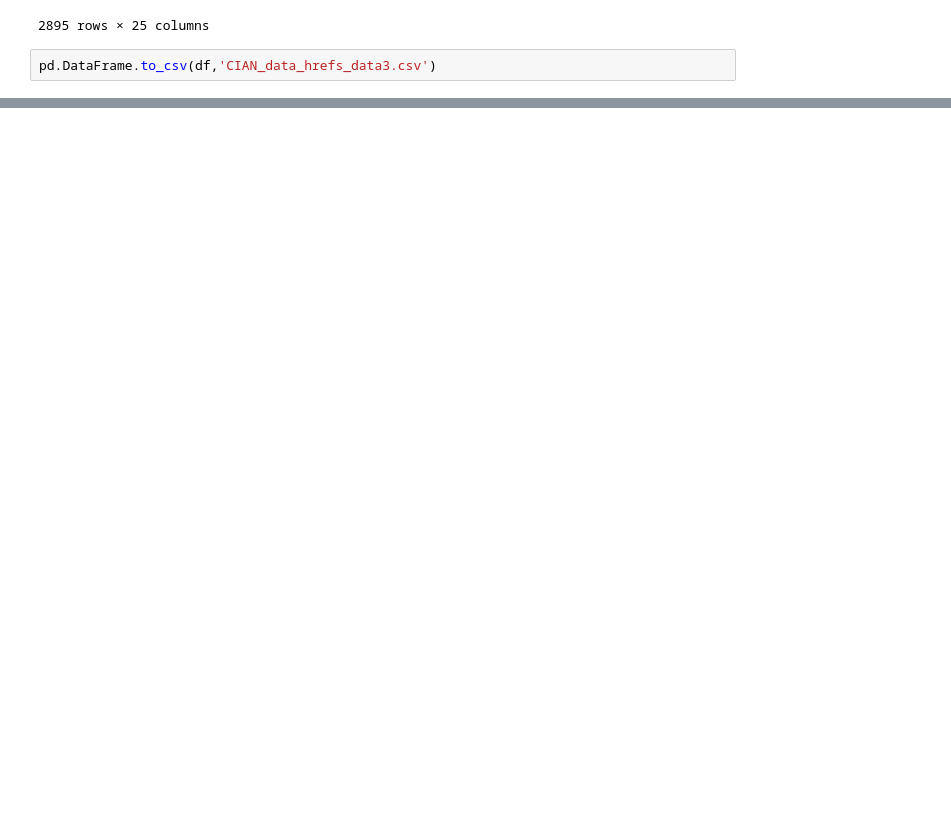
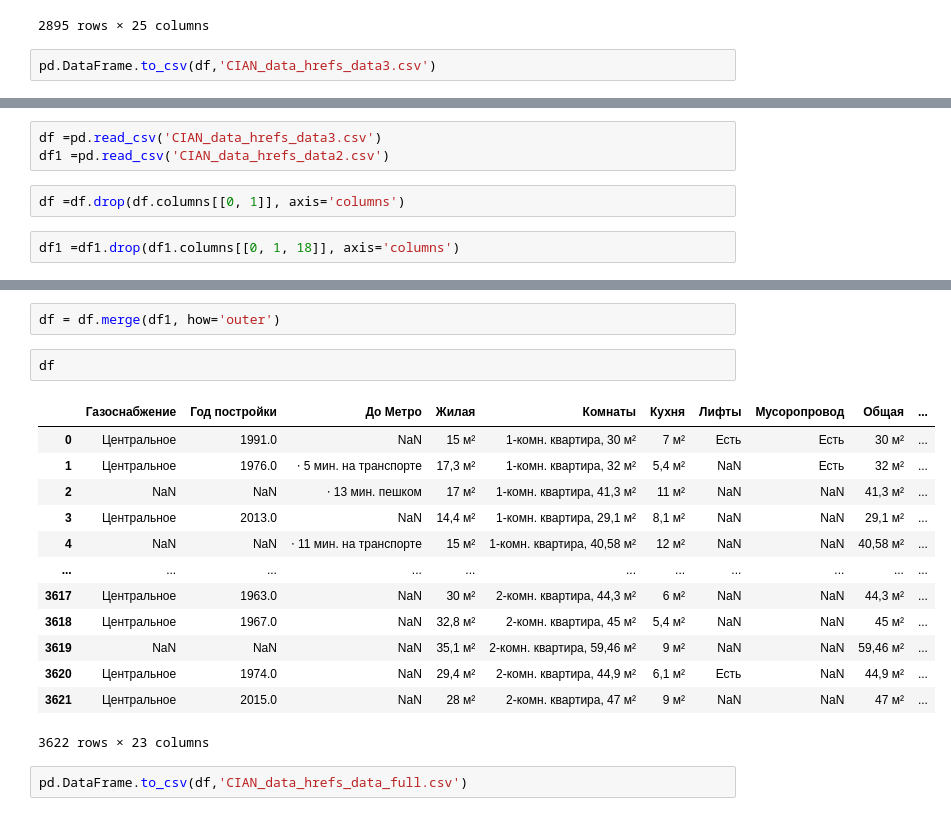
Before and after one commit to irina-semina/project_samara, a Jupyter notebook: Сбор первичных данных.ipynb, the cells around one changed output, grey strips where cells are left out. Drawn from its saved outputs; the diff is of its cells as text; blank space fills up the shorter version.

```diff
--- a/Сбор первичных данных.ipynb
+++ b/Сбор первичных данных.ipynb
@@ -289,0 +340,7 @@ pd.DataFrame.to_csv(df,'CIAN_data_hrefs_data3.csv')
+# %%
+df =pd.read_csv('CIAN_data_hrefs_data3.csv')
+df1 =pd.read_csv('CIAN_data_hrefs_data2.csv')
+# %%
+df =df.drop(df.columns[[0, 1]], axis='columns')
+# %%
+df1 =df1.drop(df1.columns[[0, 1, 18]], axis='columns')
@@ -289,0 +363,20 @@ pd.DataFrame.to_csv(df,'CIAN_data_hrefs_data3.csv')
+# %%
+df = df.merge(df1, how='outer')
+# %%
+df
+# %% [output]
+|  | Газоснабжение | Год постройки | До Метро | Жилая | Комнаты | Кухня | Лифты | Мусоропровод | Общая | ... |
+| 0 | Центральное | 1991.0 | NaN | 15 м² | 1-комн. квартира, 30 м² | 7 м² | Есть | Есть | 30 м² | ... |
+| 1 | Центральное | 1976.0 | ⋅ 5 мин. на транспорте | 17,3 м² | 1-комн. квартира, 32 м² | 5,4 м² | NaN | Есть | 32 м² | ... |
+| 2 | NaN | NaN | ⋅ 13 мин. пешком | 17 м² | 1-комн. квартира, 41,3 м² | 11 м² | NaN | NaN | 41,3 м² | ... |
+| 3 | Центральное | 2013.0 | NaN | 14,4 м² | 1-комн. квартира, 29,1 м² | 8,1 м² | NaN | NaN | 29,1 м² | ... |
+| 4 | NaN | NaN | ⋅ 11 мин. на транспорте | 15 м² | 1-комн. квартира, 40,58 м² | 12 м² | NaN | NaN | 40,58 м² | ... |
+| ... | ... | ... | ... | ... | ... | ... | ... | ... | ... | ... |
+| 3617 | Центральное | 1963.0 | NaN | 30 м² | 2-комн. квартира, 44,3 м² | 6 м² | NaN | NaN | 44,3 м² | ... |
+| 3618 | Центральное | 1967.0 | NaN | 32,8 м² | 2-комн. квартира, 45 м² | 5,4 м² | NaN | NaN | 45 м² | ... |
+| 3619 | NaN | NaN | NaN | 35,1 м² | 2-комн. квартира, 59,46 м² | 9 м² | NaN | NaN | 59,46 м² | ... |
+| 3620 | Центральное | 1974.0 | NaN | 29,4 м² | 2-комн. квартира, 44,9 м² | 6,1 м² | Есть | NaN | 44,9 м² | ... |
+| 3621 | Центральное | 2015.0 | NaN | 28 м² | 2-комн. квартира, 47 м² | 9 м² | NaN | NaN | 47 м² | ... |
+3622 rows × 23 columns
+# %%
+pd.DataFrame.to_csv(df,'CIAN_data_hrefs_data_full.csv')
```
Also changed, not shown: parts of 8 cells of this notebook, 1 other file.
